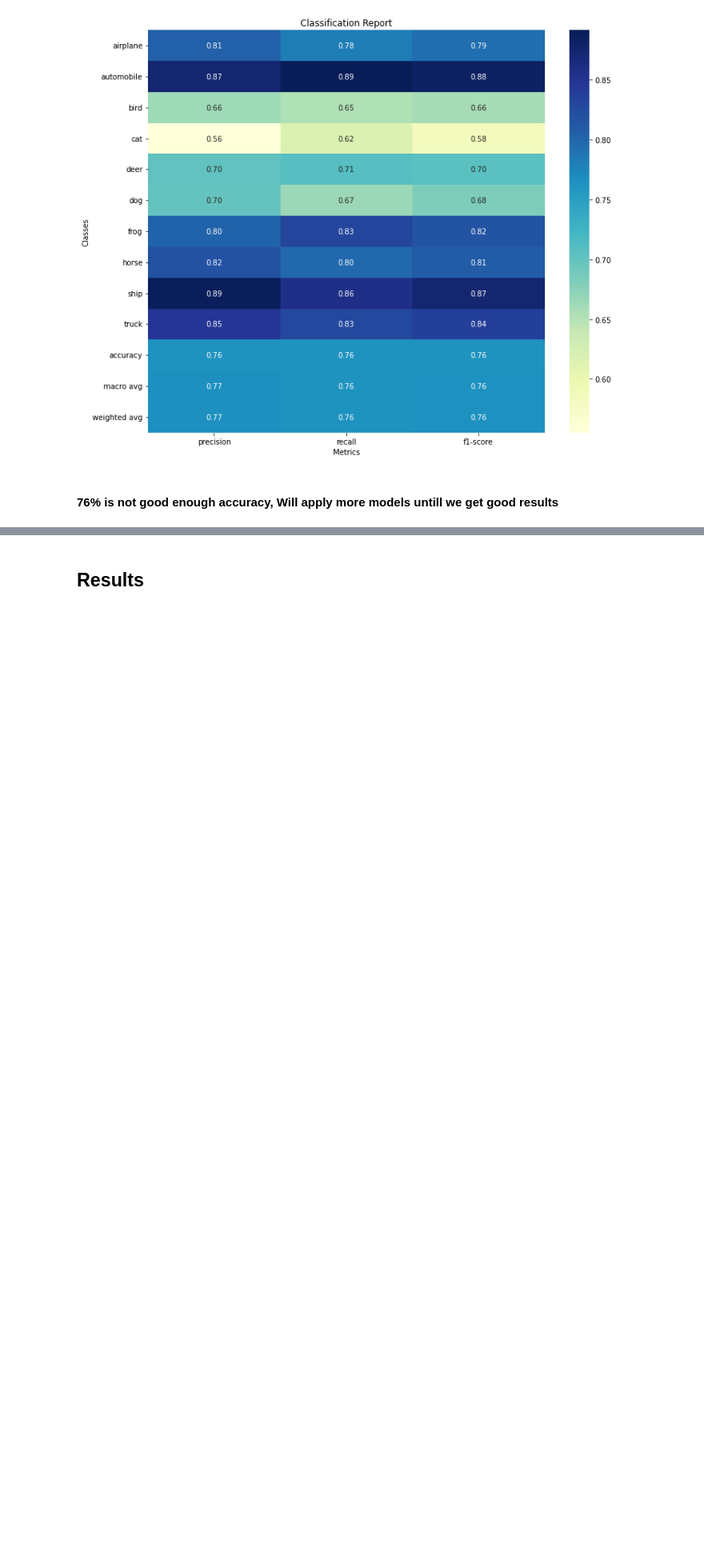
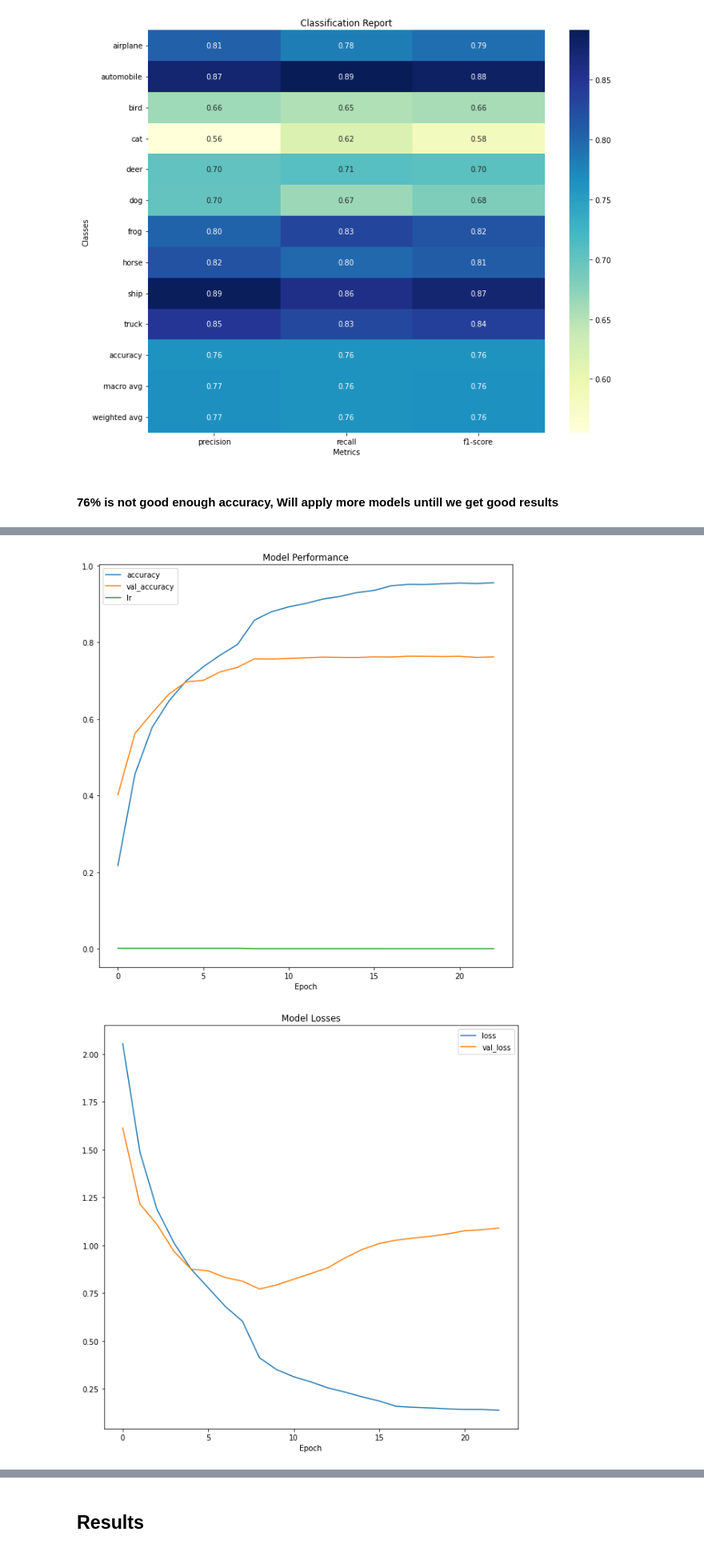
Before and after one commit to aka-vm/Hello-CV, a Jupyter notebook: CIFAR-10/main-notebook-2.ipynb, the cells around one changed output, grey strips where cells are left out. Shown at 80% size. Drawn from its saved outputs; the diff is of its cells as text; code cells hidden in the pictures; blank space fills up the shorter version.

```diff
--- a/CIFAR-10/main-notebook-2.ipynb
+++ b/CIFAR-10/main-notebook-2.ipynb
@@ -464,0 +532,3 @@ Accuracy: 0.7632
+# %%
+model = complex_sequential_model(INPUT_SHAPE, NUM_CLASSES)
+model.summary()
@@ -464,0 +555,16 @@ Accuracy: 0.7632
+# %%
+# callbacks
+from tensorflow.keras.callbacks import EarlyStopping, LearningRateScheduler, ModelCheckpoint
+
+# Early stopping
+es = EarlyStopping(monitor='val_accuracy', verbose=1, patience=5, mode='max')
+# learning rate scheduler
+lrd = LearningRateScheduler(lambda epoch: 1 / 10**(3 + epoch // 8))
+# model checkpoint
+mdl_check = ModelCheckpoint(filepath=f'{MODELS_PATH}/{model_name}.h5', monitor='val_accuracy', verbose=1, save_best_only=True, mode='max')
+
+callbacks = [es, mdl_check, lrd]
+# %%
+history = model.fit(train_images, y_train,
+                    epochs=40, batch_size=64,
+                    validation_split=0.2, callbacks=callbacks)
@@ -464,0 +592,5 @@ Accuracy: 0.7632
+# %%
+plot_model_performance(history)
+# %% [output]
+[figure, added]
+[figure, added]
```
Also changed, not shown: parts of 33 cells of this notebook.
